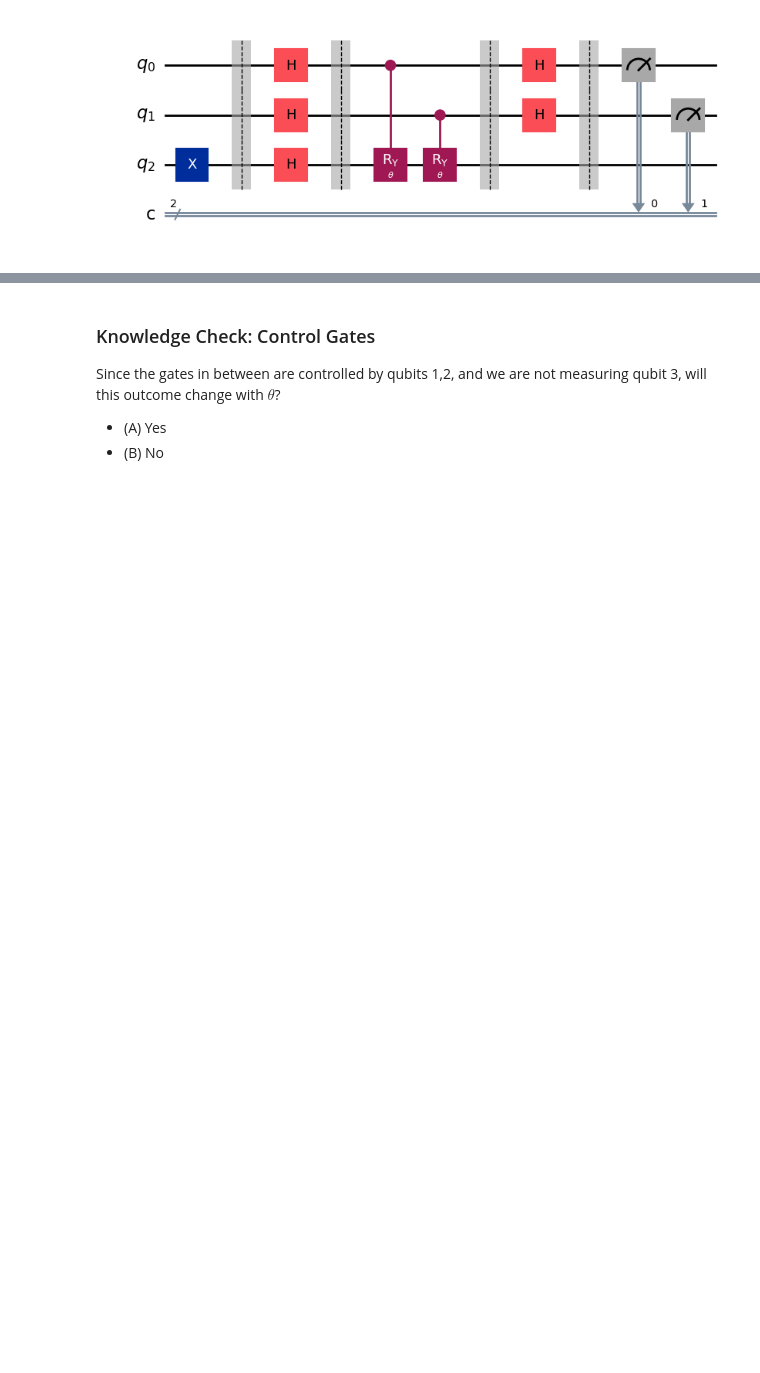
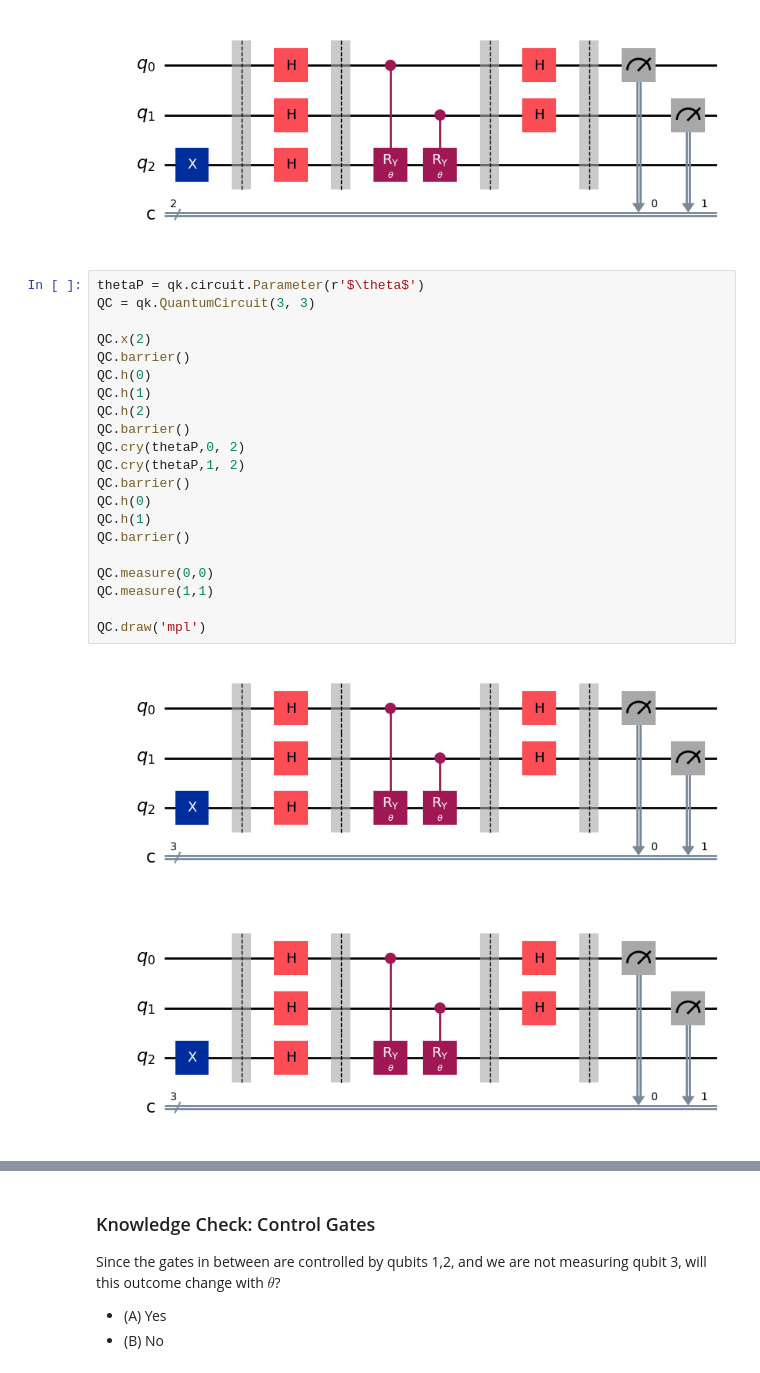
Before and after one commit to GeneSiriviboon/LPS_SQC_2024_GeneSiriviboon, a Jupyter notebook: LPS_SQC_2024_Day2.ipynb, the cells around one changed output, grey strips where cells are left out. Drawn from its saved outputs; the diff is of its cells as text; blank space fills up the shorter version.

```diff
--- a/LPS_SQC_2024_Day2.ipynb
+++ b/LPS_SQC_2024_Day2.ipynb
@@ -395,6 +563,30 @@ Can we run a Qiskit circuit without assigning the parameters?
 Let's put it all together as a final exercise. Let's look at the circuit below.
 # %% [markdown]
 ![image.png](embedded-picture-1)
+# %%
+thetaP = qk.circuit.Parameter(r'$\theta$')
+QC = qk.QuantumCircuit(3, 3)
+
+QC.x(2)
+QC.barrier()
+QC.h(0)
+QC.h(1)
+QC.h(2)
+QC.barrier()
+QC.cry(thetaP,0, 2)
+QC.cry(thetaP,1, 2)
+QC.barrier()
+QC.h(0)
+QC.h(1)
+QC.barrier()
+
+QC.measure(0,0)
+QC.measure(1,1)
+
+QC.draw('mpl')
+# %% [output]
+[figure, added]
+[figure, added]
 # %% [markdown]
 ### Knowledge Check: Exercise 4 Output
 
```
Also changed, not shown: parts of 24 cells of this notebook.
